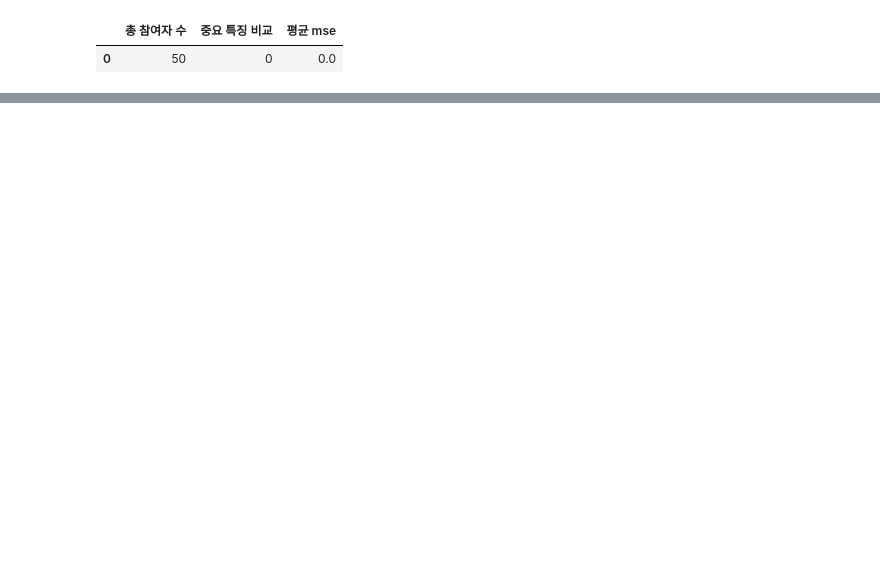
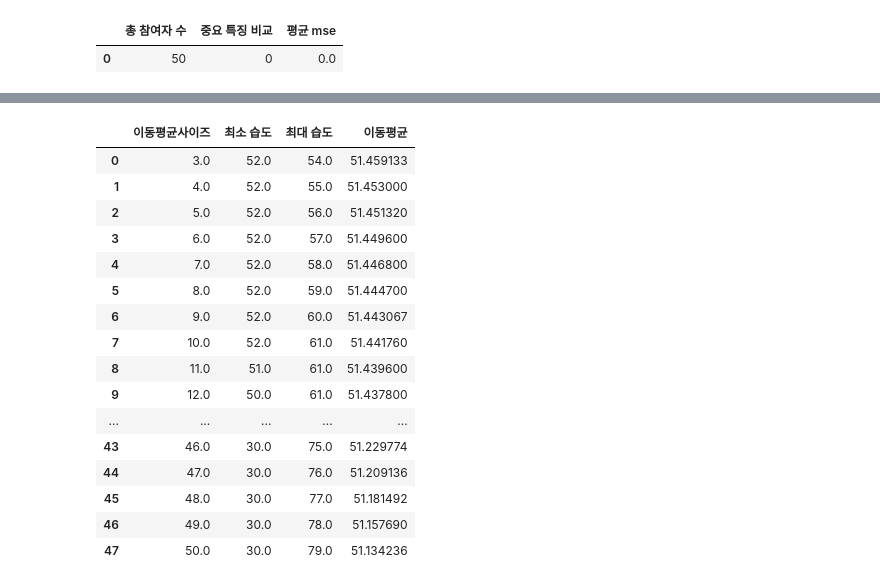
Before and after one commit to formegusto/survey-learning-system, a Jupyter notebook: documentation random forest.ipynb, the cells around one changed output, grey strips where cells are left out. Cells and saved outputs as stored; diff of their text form; code cells hidden in the pictures; blank space fills up the shorter version.

```diff
--- a/documentation random forest.ipynb
+++ b/documentation random forest.ipynb
@@ -455,0 +519,52 @@ X_train[y_train.argmax()] * [max_temp, max_hum, max_lux]
+# %%
+hum_move_mean = pd.DataFrame(columns=["습도", "예측 설문 점수"])
+
+for hum in range(30, 81):
+    static_temp = 0
+    static_lux = 0
+
+    np_features = np.array([[static_temp / max_temp,
+                           hum / max_hum,
+                           static_lux / max_lux]])
+    hum_move_mean = hum_move_mean.append({
+        "습도": hum,
+        "예측 설문 점수": RFModel.predict(np_features)[0]
+    }, ignore_index=True)
+
+hum_move_mean_chk = pd.DataFrame(columns=['이동평균사이즈','최소 습도', '최대 습도', '이동평균'])
+
+for w_size in range(3, round(len(hum_move_mean))):
+    move_mean = hum_move_mean['예측 설문 점수'].rolling(window=w_size).mean()
+    max_idx = move_mean.argmax()
+    min_idx = max_idx - (w_size - 1)
+
+    move_min_hum = hum_move_mean.iloc[min_idx]['습도']
+    move_max_hum = hum_move_mean.iloc[max_idx]['습도']
+
+    hum_move_mean_chk = hum_move_mean_chk.append({
+        "이동평균사이즈": w_size,
+        "최소 습도": move_min_hum,
+        "최대 습도": move_max_hum,
+        "이동평균": move_mean[max_idx]
+    }, ignore_index=True)
+
+s_hmmc = hum_move_mean_chk.sort_values(by=['이동평균'], ascending=False).copy()
+hum_move_mean_chk
+# %% [output]
+|  | 이동평균사이즈 | 최소 습도 | 최대 습도 | 이동평균 |
+| 0 | 3.0 | 52.0 | 54.0 | 51.459133 |
+| 1 | 4.0 | 52.0 | 55.0 | 51.453000 |
+| 2 | 5.0 | 52.0 | 56.0 | 51.451320 |
+| 3 | 6.0 | 52.0 | 57.0 | 51.449600 |
+| 4 | 7.0 | 52.0 | 58.0 | 51.446800 |
+| 5 | 8.0 | 52.0 | 59.0 | 51.444700 |
+| 6 | 9.0 | 52.0 | 60.0 | 51.443067 |
+| 7 | 10.0 | 52.0 | 61.0 | 51.441760 |
+| 8 | 11.0 | 51.0 | 61.0 | 51.439600 |
+| 9 | 12.0 | 50.0 | 61.0 | 51.437800 |
+| ... | ... | ... | ... | ... |
+| 43 | 46.0 | 30.0 | 75.0 | 51.229774 |
+| 44 | 47.0 | 30.0 | 76.0 | 51.209136 |
+| 45 | 48.0 | 30.0 | 77.0 | 51.181492 |
+| 46 | 49.0 | 30.0 | 78.0 | 51.157690 |
+| 47 | 50.0 | 30.0 | 79.0 | 51.134236 |
```
Also changed, not shown: parts of 27 cells of this notebook.
